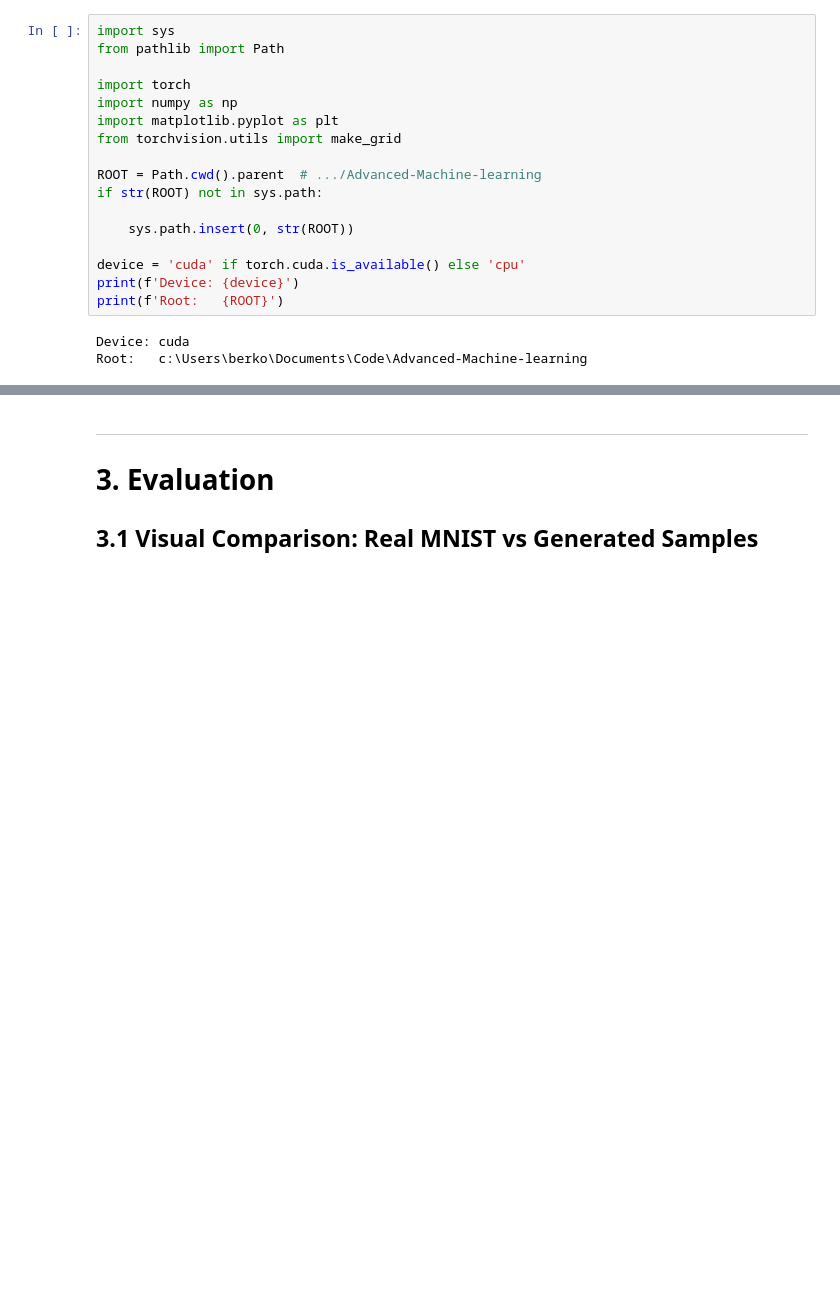
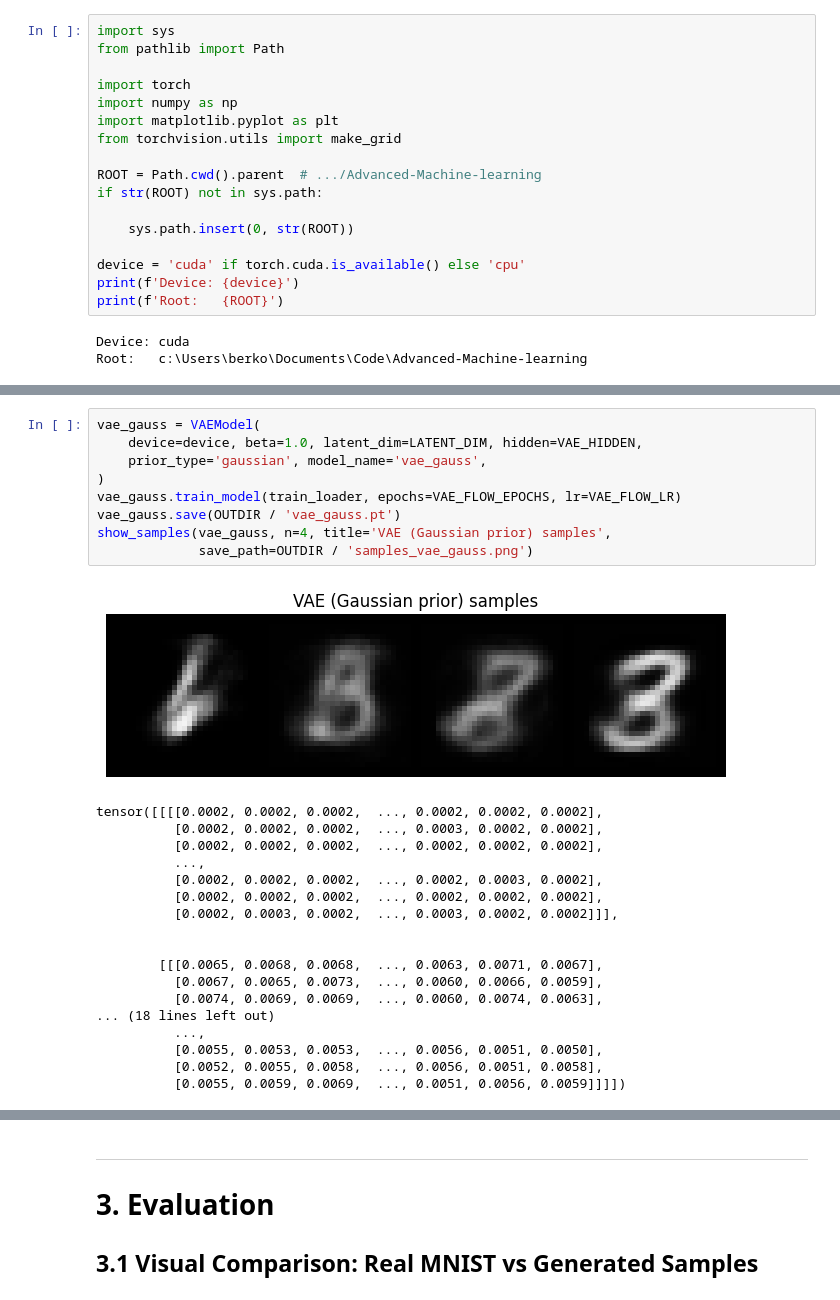
Before and after one commit to V4ldeSalnikov/Advanced-Machine-learning, a Jupyter notebook: LatentDDPMwNB/experiments.ipynb, the cells around one changed output, grey strips where cells are left out. Drawn from its saved outputs; the diff is of its cells as text; blank space fills up the shorter version.

```diff
--- a/LatentDDPMwNB/experiments.ipynb
+++ b/LatentDDPMwNB/experiments.ipynb
@@ -139,0 +171,28 @@ Stage 1: Training β-VAE (Gaussian likelihood)...
+# %%
+vae_gauss = VAEModel(
+    device=device, beta=1.0, latent_dim=LATENT_DIM, hidden=VAE_HIDDEN,
+    prior_type='gaussian', model_name='vae_gauss',
+)
+vae_gauss.train_model(train_loader, epochs=VAE_FLOW_EPOCHS, lr=VAE_FLOW_LR)
+vae_gauss.save(OUTDIR / 'vae_gauss.pt')
+show_samples(vae_gauss, n=4, title='VAE (Gaussian prior) samples',
+             save_path=OUTDIR / 'samples_vae_gauss.png')
+# %% [output]
+[figure, added]
+tensor([[[[0.0002, 0.0002, 0.0002,  ..., 0.0002, 0.0002, 0.0002],
+          [0.0002, 0.0002, 0.0002,  ..., 0.0003, 0.0002, 0.0002],
+          [0.0002, 0.0002, 0.0002,  ..., 0.0002, 0.0002, 0.0002],
+          ...,
+          [0.0002, 0.0002, 0.0002,  ..., 0.0002, 0.0003, 0.0002],
+          [0.0002, 0.0002, 0.0002,  ..., 0.0002, 0.0002, 0.0002],
+          [0.0002, 0.0003, 0.0002,  ..., 0.0003, 0.0002, 0.0002]]],
+
+
+        [[[0.0065, 0.0068, 0.0068,  ..., 0.0063, 0.0071, 0.0067],
+          [0.0067, 0.0065, 0.0073,  ..., 0.0060, 0.0066, 0.0059],
+          [0.0074, 0.0069, 0.0069,  ..., 0.0060, 0.0074, 0.0063],
+... (18 lines left out)
+          ...,
+          [0.0055, 0.0053, 0.0053,  ..., 0.0056, 0.0051, 0.0050],
+          [0.0052, 0.0055, 0.0058,  ..., 0.0056, 0.0051, 0.0058],
+          [0.0055, 0.0059, 0.0069,  ..., 0.0051, 0.0056, 0.0059]]]])
```
Also changed, not shown: parts of 31 cells of this notebook, 7 other files.
